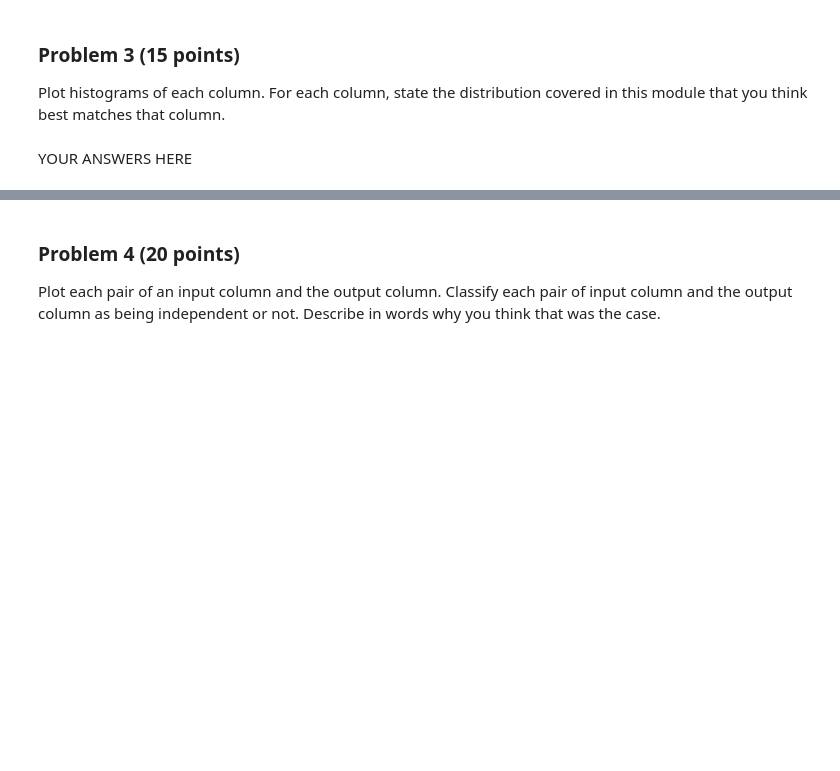
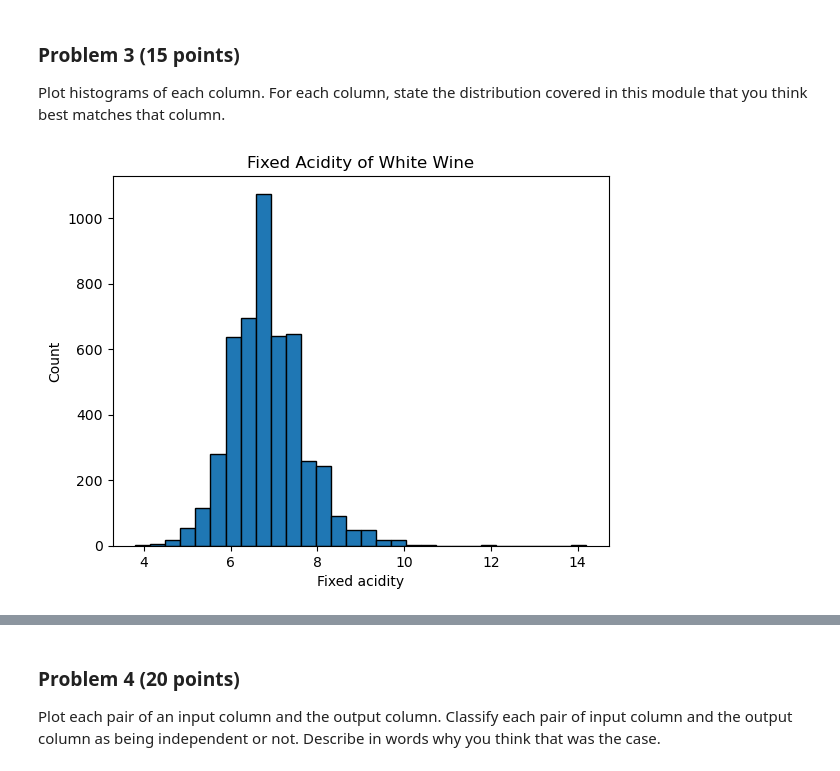
Before and after one commit to keshleem/dx601-final-project, a Jupyter notebook: project.ipynb, the cells around one changed output, grey strips where cells are left out. Saved outputs shown, nothing was run; the diff lists cells and outputs as text; code cells hidden in the pictures; blank space fills up the shorter version.

```diff
--- a/project.ipynb
+++ b/project.ipynb
@@ -127,2 +126,9 @@ For each column, state the distribution covered in this module that you think be
-# %% [markdown]
-YOUR ANSWERS HERE
+# %%
+# fixed acidity histogram
+plt.hist(wine_quality_white["fixed acidity"], edgecolor="black", bins=30)
+plt.title("Fixed Acidity of White Wine")
+plt.xlabel("Fixed acidity")
+plt.ylabel("Count")
+plt.show()
+# %% [output]
+[figure, added]
```
Also changed, not shown: parts of 42 cells of this notebook.
